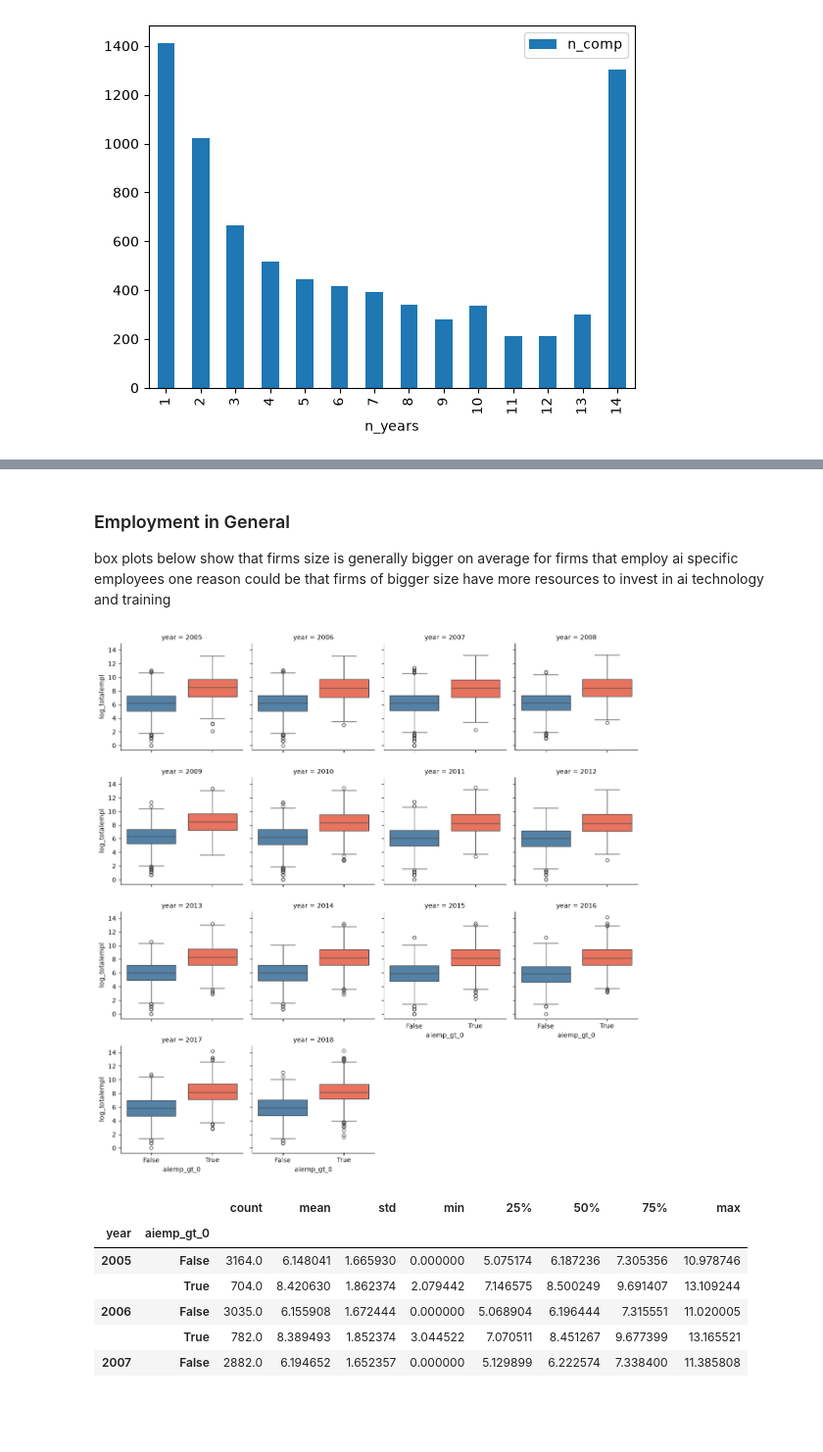
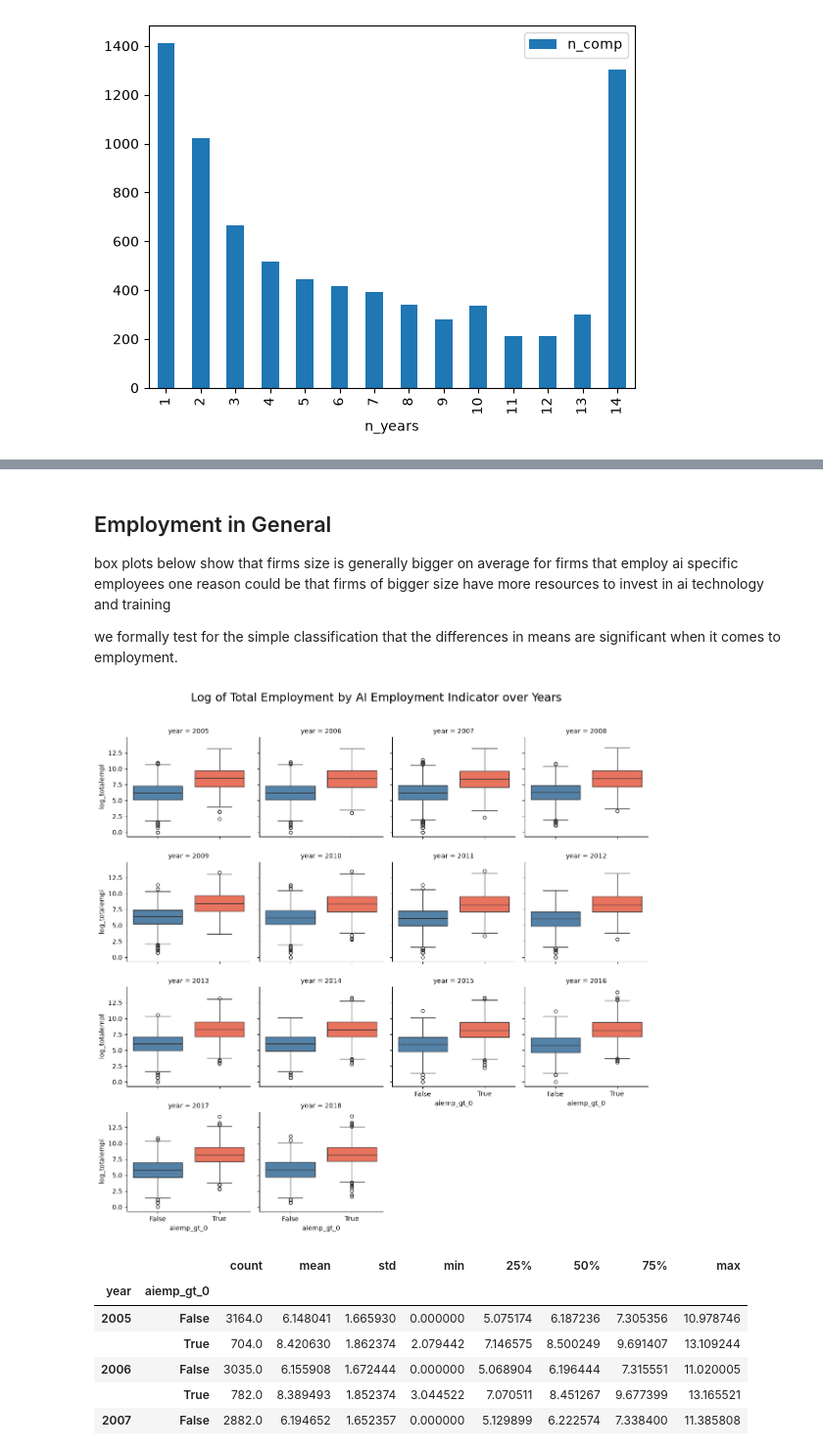
Before and after one commit to ducjeremyvu/essay_public, a Jupyter notebook: 03-eda-columns-an.ipynb, the cells around one changed output, grey strips where cells are left out. Shown at 98% size. Drawn from its saved outputs; the diff is of its cells as text; code cells hidden in the pictures; blank space fills up the shorter version.

```diff
--- a/03-eda-columns-an.ipynb
+++ b/03-eda-columns-an.ipynb
@@ -95,27 +274,42 @@ takeaways:
 # %% [markdown]
-### Employment in General
+## Employment in General
 
 box plots below show that firms size is generally bigger on average for firms that employ ai specific employees
 one reason could be that firms of bigger size have more resources to invest in ai technology and training
+
+we formally test for the simple classification that the differences in means are significant when it comes to employment.
+# %%
+palette = {
+    0: "steelblue",
+    1: "tomato",
+    2: "gold",
+    3: "forestgreen",
+    4: "mediumpurple",
+}
+
+def show_catplot(data, x, y , col, kind = 'box', palette = palette):
+
+    uplt = sns.catplot(
+        data=data,
+        x=x,
+        y=y,
+        col=col,
+        kind=kind,
+        col_wrap=4,
+        height=3,
+        palette=palette,
+        legend=False,
+        hue=x
+    )
+    return uplt
+    # plt.show()
 # %%
-sns.catplot(
-    data=data,
-    x="aiemp_gt_0",
-    y="log_totalempl",
-    col="year",
-    kind="box",
-    col_wrap=4,
-    height=3,
-    palette={
-        0: "steelblue",
-        1: "tomato"
-    },
-    legend=False,
-    hue="aiemp_gt_0"
-)
+g = show_catplot(data, x="aiemp_gt_0", y="log_totalempl", col="year")
+g.figure.suptitle("Log of Total Employment by AI Employment Indicator over Years", fontsize=18)
+g.figure.subplots_adjust(top=0.9)
 plt.show()
 # %% [output]
-[figure, old version]
+[figure, new version]
 # %%
 data.groupby(['year','aiemp_gt_0'])['log_totalempl'].describe()
 # %% [output]
```
Also changed, not shown: parts of 64 cells of this notebook, 2 other files.
